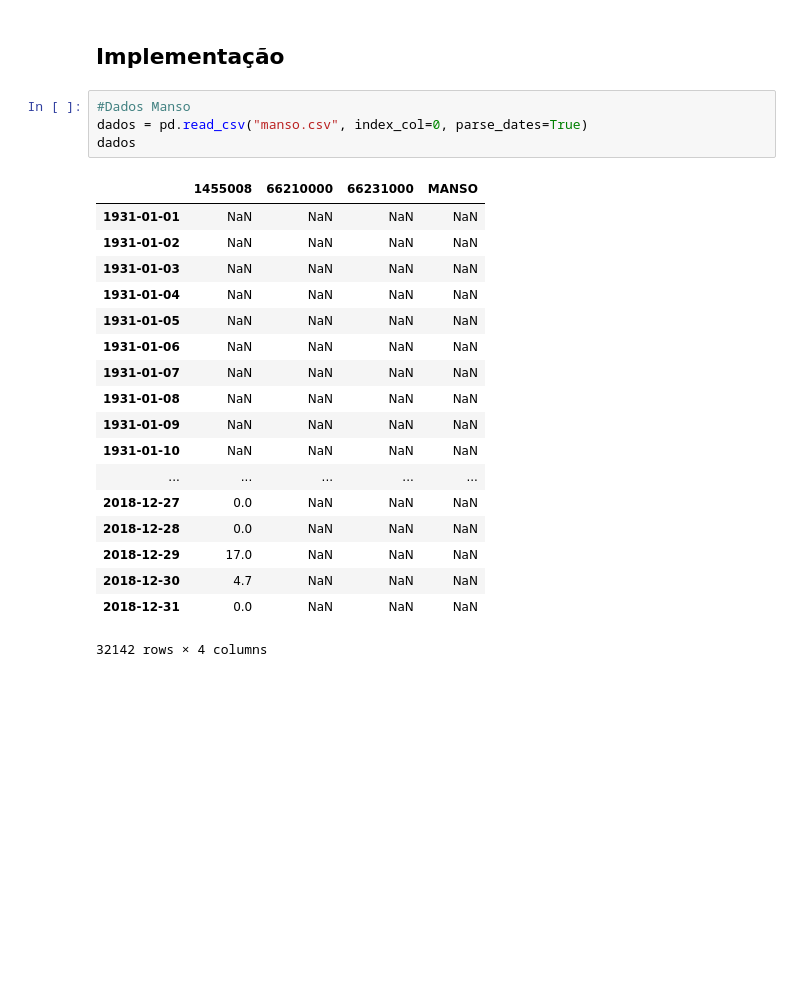
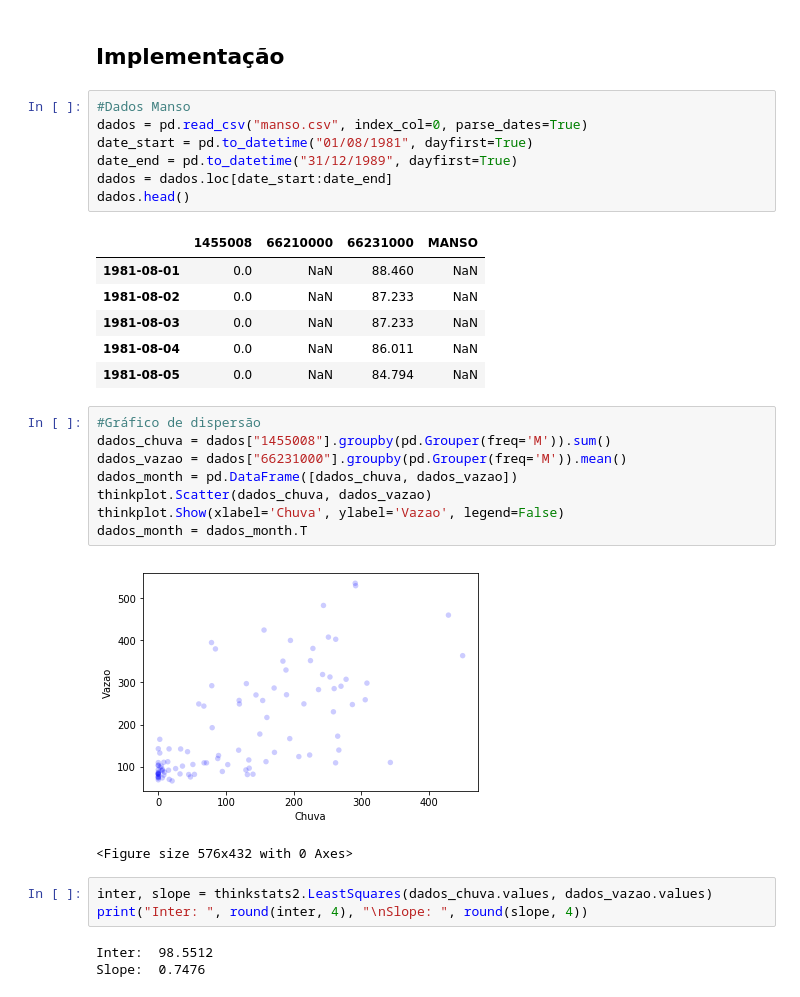
Before and after one commit to clebsonpy/ThinkStats2, a Jupyter notebook: code/Estatística/Cap10_Clebson.ipynb, the cells around one changed output. Cells and saved outputs as stored; diff of their text form; blank space fills up the shorter version.

```diff
--- a/code/Estatística/Cap10_Clebson.ipynb
+++ b/code/Estatística/Cap10_Clebson.ipynb
@@ -52,23 +53,31 @@ import thinkplot
 # %%
 #Dados Manso
 dados = pd.read_csv("manso.csv", index_col=0, parse_dates=True)
-dados
+date_start = pd.to_datetime("01/08/1981", dayfirst=True)
+date_end = pd.to_datetime("31/12/1989", dayfirst=True)
+dados = dados.loc[date_start:date_end]
+dados.head()
 # %% [output]
 |  | 1455008 | 66210000 | 66231000 | MANSO |
-| 1931-01-01 | NaN | NaN | NaN | NaN |
-| 1931-01-02 | NaN | NaN | NaN | NaN |
-| 1931-01-03 | NaN | NaN | NaN | NaN |
-| 1931-01-04 | NaN | NaN | NaN | NaN |
-| 1931-01-05 | NaN | NaN | NaN | NaN |
-| 1931-01-06 | NaN | NaN | NaN | NaN |
-| 1931-01-07 | NaN | NaN | NaN | NaN |
-| 1931-01-08 | NaN | NaN | NaN | NaN |
-| 1931-01-09 | NaN | NaN | NaN | NaN |
-| 1931-01-10 | NaN | NaN | NaN | NaN |
-| ... | ... | ... | ... | ... |
-| 2018-12-27 | 0.0 | NaN | NaN | NaN |
-| 2018-12-28 | 0.0 | NaN | NaN | NaN |
-| 2018-12-29 | 17.0 | NaN | NaN | NaN |
-| 2018-12-30 | 4.7 | NaN | NaN | NaN |
-| 2018-12-31 | 0.0 | NaN | NaN | NaN |
+| 1981-08-01 | 0.0 | NaN | 88.460 | NaN |
+| 1981-08-02 | 0.0 | NaN | 87.233 | NaN |
+| 1981-08-03 | 0.0 | NaN | 87.233 | NaN |
+| 1981-08-04 | 0.0 | NaN | 86.011 | NaN |
+| 1981-08-05 | 0.0 | NaN | 84.794 | NaN |
-32142 rows × 4 columns
+# %%
+#Gráfico de dispersão
+dados_chuva = dados["1455008"].groupby(pd.Grouper(freq='M')).sum()
+dados_vazao = dados["66231000"].groupby(pd.Grouper(freq='M')).mean()
+dados_month = pd.DataFrame([dados_chuva, dados_vazao])
+thinkplot.Scatter(dados_chuva, dados_vazao)
+thinkplot.Show(xlabel='Chuva', ylabel='Vazao', legend=False)
+dados_month = dados_month.T
+# %% [output]
+[figure, added]
+<Figure size 576x432 with 0 Axes>
+# %%
+inter, slope = thinkstats2.LeastSquares(dados_chuva.values, dados_vazao.values)
+print("Inter: ", round(inter, 4), "\nSlope: ", round(slope, 4))
+# %% [output]
+Inter:  98.5512
+Slope:  0.7476
```
Also changed, not shown: parts of 34 cells of this notebook, 2 other files.
